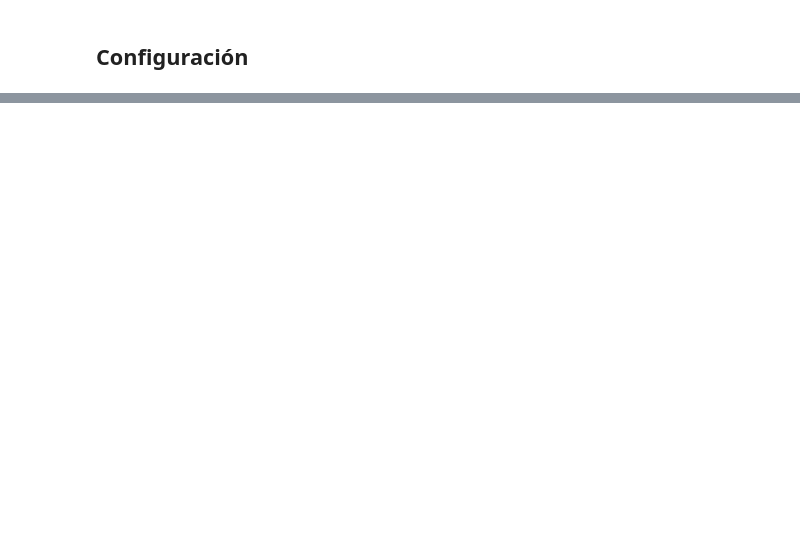
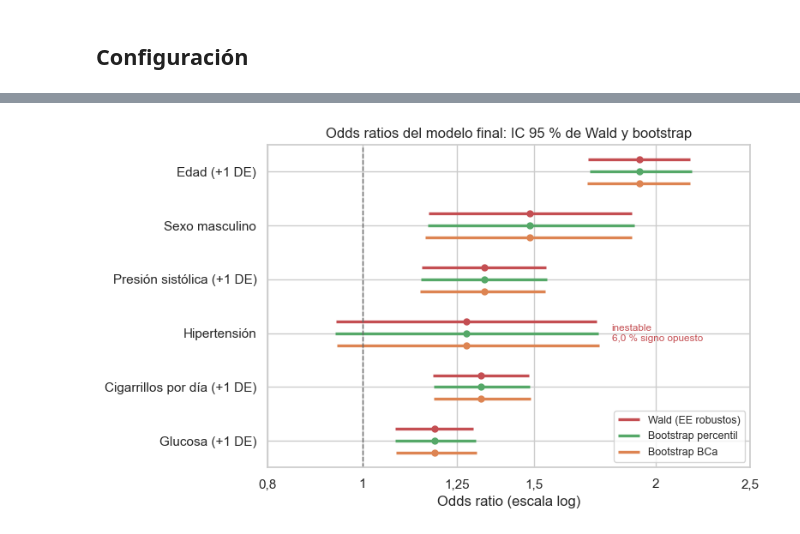
Before and after one commit to vbravo29/MCDI501-estadistica-computacional, a Jupyter notebook: S3/03_bootstrap.ipynb, the cells around one changed output, grey strips where cells are left out. Drawn from its saved outputs; the diff is of its cells as text; code cells hidden in the pictures; blank space fills up the shorter version.

```diff
--- a/S3/03_bootstrap.ipynb
+++ b/S3/03_bootstrap.ipynb
@@ -61,0 +274,26 @@ IC bootstrap es bastante más ancho.
+# %%
+fig, ax = plt.subplots(figsize=(8, 4.8))
+posiciones = np.arange(len(VARIABLES))[::-1]
+for desplazamiento, (inf, sup, color, etiqueta) in zip([0.22, 0, -0.22], [
+        ("OR_Wald_inf", "OR_Wald_sup", COLORES["riesgo"], "Wald (EE robustos)"),
+        ("OR_perc_inf", "OR_perc_sup", COLORES["ic"], "Bootstrap percentil"),
+        ("OR_BCa_inf", "OR_BCa_sup", "#DD8452", "Bootstrap BCa")]):
+    y = posiciones + desplazamiento
+    ax.hlines(y, tabla[inf], tabla[sup], color=color, lw=2.4, label=etiqueta)
+    ax.plot(tabla["OR"], y, "o", color=color, ms=5)
+ax.axvline(1, color="0.4", lw=1, ls="--")
+ax.set_xscale("log")
+ticks = [0.8, 1, 1.25, 1.5, 2, 2.5]
+ax.set_xticks(ticks, [str(t).replace(".", ",") for t in ticks])
+ETIQUETAS = {"age": "Edad (+1 DE)", "male": "Sexo masculino", "sysBP": "Presión sistólica (+1 DE)",
+             "prevalentHyp": "Hipertensión", "cigsPerDay": "Cigarrillos por día (+1 DE)", "glucose": "Glucosa (+1 DE)"}
+ax.set_yticks(posiciones, [ETIQUETAS.get(v, NOMBRES[v]) for v in VARIABLES])
+for p, (i, fila) in zip(posiciones, tabla.iterrows()):
+    if fila["clasificacion"] != "estable":
+        texto = f"inestable\n{fila['%_signo_opuesto']:.1f} % signo opuesto".replace(".", ",")
+        ax.text(fila["OR_BCa_sup"] * 1.03, p, texto, va="center", fontsize=8.5, color=COLORES["riesgo"])
+ax.set(xlabel="Odds ratio (escala log)", title="Odds ratios del modelo final: IC 95 % de Wald y bootstrap")
+ax.legend(loc="lower right", fontsize=9)
+guardar_figura("p3_fig2_forest_or")
+# %% [output]
+[figure, added]
```
Also changed, not shown: parts of 29 cells of this notebook, 11 other files.
